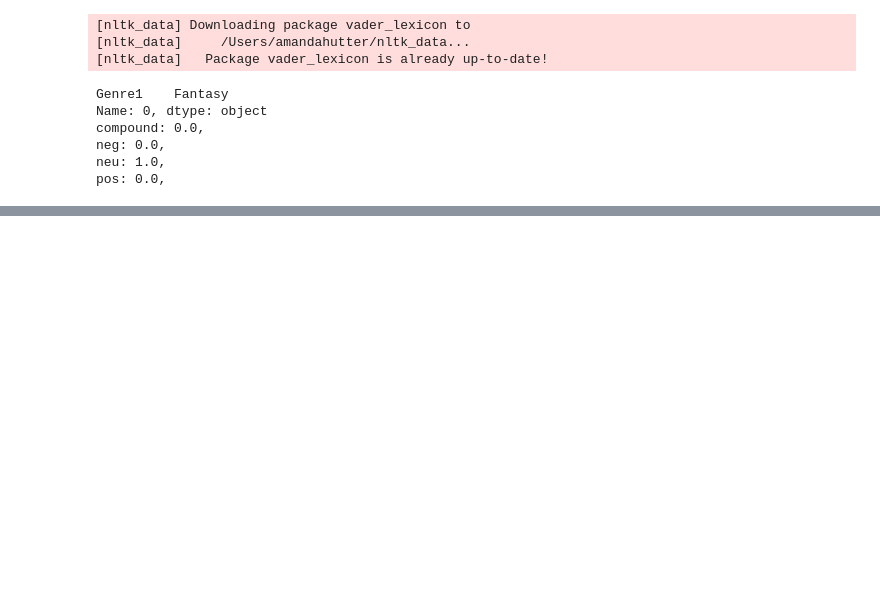
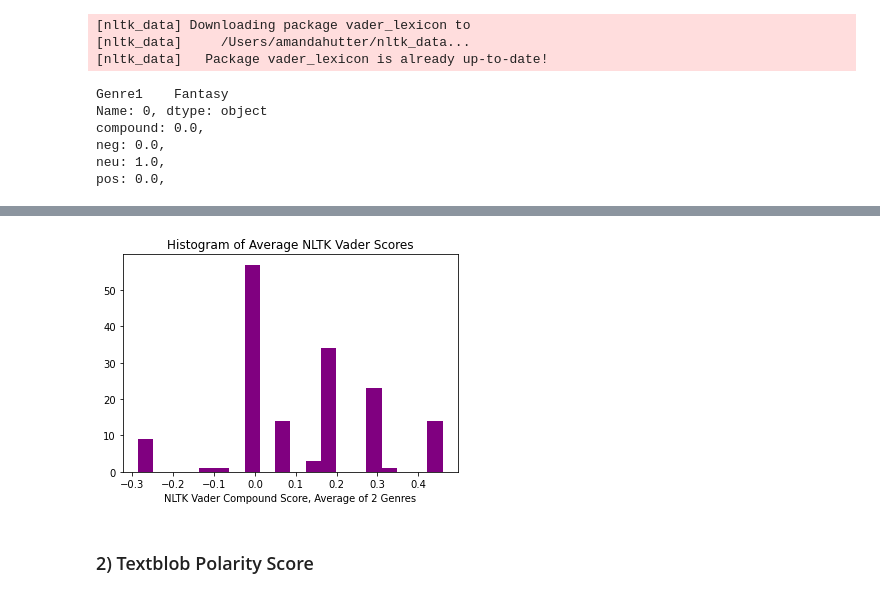
Before and after one commit to amandahutter/Movies-Analysis, a Jupyter notebook: Movies.ipynb, the cells around one changed output, grey strips where cells are left out. Saved outputs shown, nothing was run; the diff lists cells and outputs as text; code cells hidden in the pictures; blank space fills up the shorter version.

```diff
--- a/Movies.ipynb
+++ b/Movies.ipynb
@@ -632,0 +662,9 @@ pos: 0.0,
+# %%
+plt.hist(data['Genre_NLTK'], bins = 20, color = 'purple')
+plt.xlabel('NLTK Vader Compound Score, Average of 2 Genres')
+plt.title('Histogram of Average NLTK Vader Scores')
+plt.show()
+# %% [output]
+[figure, added]
+# %% [markdown]
+### 2) Textblob Polarity Score
```
Also changed, not shown: parts of 27 cells of this notebook.
